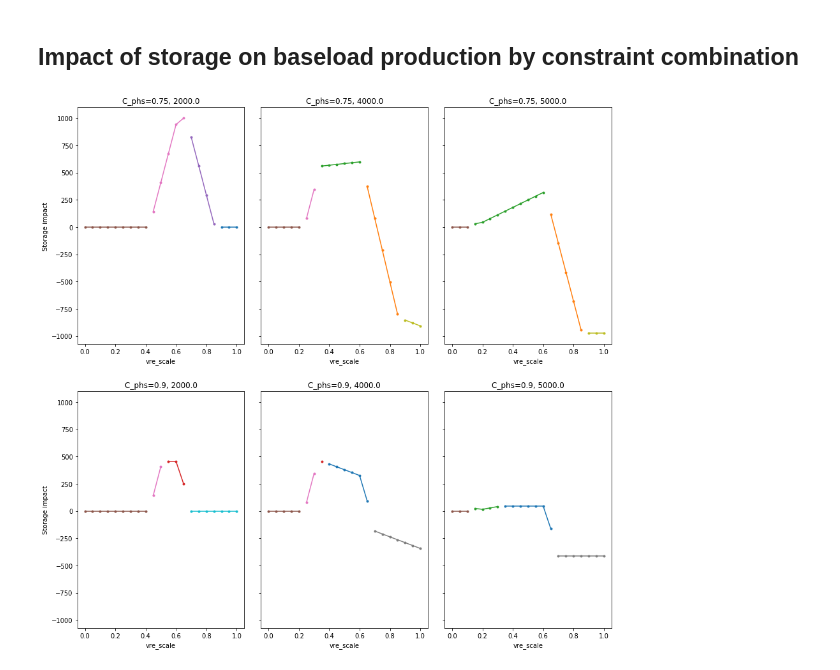
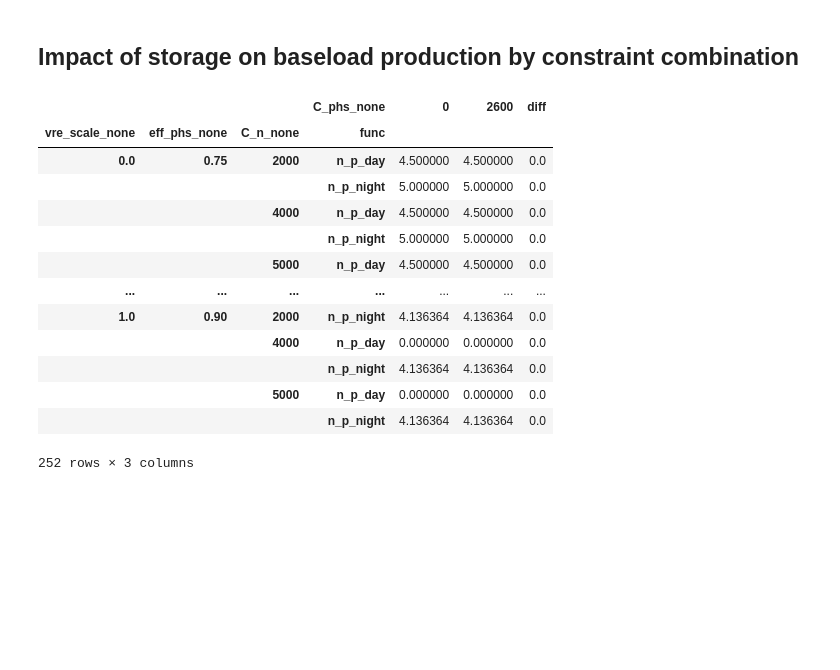
Before and after one commit to mcsoini/symenergy, a Jupyter notebook: examples/example_constant.ipynb, the cells around one changed output. Drawn from its saved outputs; the diff is of its cells as text; code cells hidden in the pictures; blank space fills up the shorter version.

```diff
--- a/examples/example_constant.ipynb
+++ b/examples/example_constant.ipynb
@@ -192,35 +213,51 @@ leg = ax.legend(ncol=3)
 # %% [markdown]
 ## Impact of storage on baseload production by constraint combination
+# %%
+df = ev.df_exp
+df = df.loc[df.func.str.contains('n_p_')
+           & df.is_optimum.isin([True])
+           & -df.slot.isin(['global'])]
+
+df.head(5)
+
+dfdiff = df.pivot_table(index=[x for x in ev.x_name if not x in ['E_phs_none', 'C_phs_none']] + ['func'],
+                        values='lambd', columns='C_phs_none')
+dfdiff['diff'] = dfdiff[2600] - dfdiff[0]
+#
+#dfcc = df.loc[df.C_phs_none == 2600].set_index(dfdiff.index.names)['idx']
+#dfdiff = dfdiff.reset_index().join(dfcc, on=dfdiff.index.names)
+
+dfdiff
+# %% [output]
+|  |  |  | C_phs_none | 0 | 2600 | diff |
+| vre_scale_none | eff_phs_none | C_n_none | func |  |  |  |
+| 0.0 | 0.75 | 2000 | n_p_day | 4.500000 | 4.500000 | 0.0 |
+|  |  |  | n_p_night | 5.000000 | 5.000000 | 0.0 |
+|  |  | 4000 | n_p_day | 4.500000 | 4.500000 | 0.0 |
+|  |  |  | n_p_night | 5.000000 | 5.000000 | 0.0 |
+|  |  | 5000 | n_p_day | 4.500000 | 4.500000 | 0.0 |
+| ... | ... | ... | ... | ... | ... | ... |
+| 1.0 | 0.90 | 2000 | n_p_night | 4.136364 | 4.136364 | 0.0 |
+|  |  | 4000 | n_p_day | 0.000000 | 0.000000 | 0.0 |
+|  |  |  | n_p_night | 4.136364 | 4.136364 | 0.0 |
+|  |  | 5000 | n_p_day | 0.000000 | 0.000000 | 0.0 |
+|  |  |  | n_p_night | 4.136364 | 4.136364 | 0.0 |
+252 rows × 3 columns
 # %%
-df = ev.df_exp
-df = df.loc[df.func.str.contains('n_p_')
-           & df.is_optimum.isin([True])
-           & -df.slot.isin(['global'])]
-
-df.head(5)
-
-dfdiff = df.pivot_table(index=[x for x in ev.x_name if not x in ['E_phs', 'C_phs']] + ['func'],
-                        values='lambd', columns='C_phs')
-dfdiff['diff'] = dfdiff[2600] - dfdiff[0]
-
-dfcc = df.loc[df.C_phs == 2600].set_index(dfdiff.index.names)['const_comb']
-dfdiff = dfdiff.reset_index().join(dfcc, on=dfdiff.index.names)
-
-dfpv = dfdiff.pivot_table(index=['eff_phs', 'C_n', 'vre_scale'], columns='const_comb', values='diff')
-
-list_eff = dfpv.index.get_level_values('eff_phs').unique()
-list_c_n = dfpv.index.get_level_values('C_n').unique()
-
-fig, axarr = plt.subplots(len(list_eff),
-                          len(list_c_n), sharey=True, gridspec_kw={'wspace': 0.1,}, figsize=(15,15))
-
-for neff, eff in enumerate(list_eff):
-    for nc_n, c_n in enumerate(list_c_n):
-
-        ax = axarr[neff][nc_n] if isinstance(axarr, np.ndarray) else axarr
-        dfpv.loc[(eff, c_n)].plot(ax=ax, legend=False, marker='.',use_index=True, stacked=False, width=1)
-
-        ax.set_title('C_phs=%s, %s'%(eff, c_n))
-        ax.set_ylabel('Storage impact')
+#dfpv = dfdiff.pivot_table(index=['eff_phs_none', 'C_n_none', 'vre_scale_none'],
+#                          columns='idx', values='diff')
+#
+#list_eff = dfpv.index.get_level_values('eff_phs_none').unique()
+#list_c_n = dfpv.index.get_level_values('C_n_none').unique()
+#
+#fig, axarr = plt.subplots(len(list_eff), len(list_c_n),
+#                          sharey=True, gridspec_kw={'wspace': 0.1,}, figsize=(15,15))
+#
+#for neff, eff in enumerate(list_eff):
+#    for nc_n, c_n in enumerate(list_c_n):
+#
+#        ax = axarr[neff][nc_n] if isinstance(axarr, np.ndarray) else axarr
+#        dfpv.loc[(eff, c_n)].plot(ax=ax, legend=False, marker='.',use_index=True, stacked=False, linewidth=1)
+#
+#        ax.set_title('C_phs_none=%s, %s'%(eff, c_n))
+#        ax.set_ylabel('Storage impact')
-# %% [output]
-[figure, removed]
```
Also changed, not shown: parts of 16 cells of this notebook, 2 other files.
